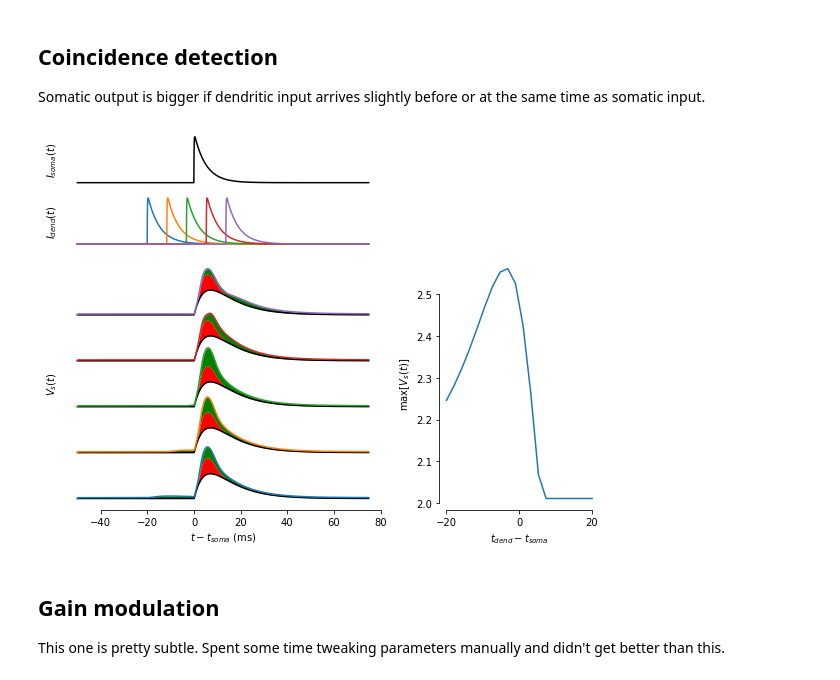
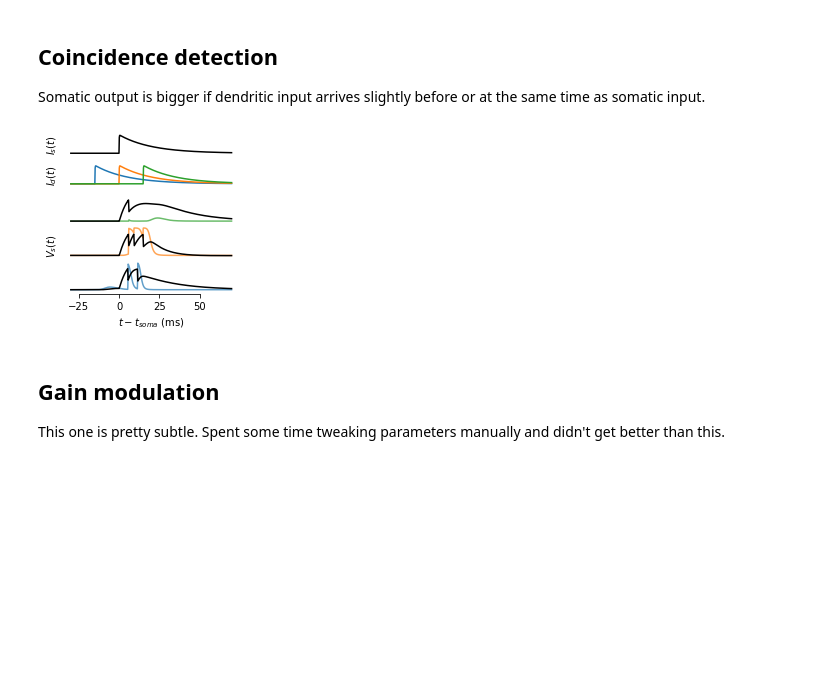
Before and after one commit to nauralcodinglab/linear-nonlinear-dendrites, a Jupyter notebook: emerson-scrap-notebooks/dendro_somatic_interactions.ipynb, the cells around one changed output. Cells and saved outputs as stored; diff of their text form; code cells hidden in the pictures; blank space fills up the shorter version.

```diff
--- a/emerson-scrap-notebooks/dendro_somatic_interactions.ipynb
+++ b/emerson-scrap-notebooks/dendro_somatic_interactions.ipynb
@@ -14,7 +14,7 @@ from ezephys import pltools
 # %% [markdown]
 Configure global variables.
 # %%
-TIMESTEP_WIDTH = 0.05
+TIMESTEP_WIDTH = 0.1
 # %% [markdown]
 Simulation code for the model.
 # %%
@@ -188,7 +188,7 @@ class TwoCompartmentNeuron:
             recorder = TwoCompartmentNeuronStateRecord(len(somatic_input), dt)
 
             # Run the simulation.
-            for t_next in trange(1, len(somatic_input) + 1):
+            for t_next in trange(1, len(somatic_input) + 1, leave=False):
                 # Record current state.
                 recorder._record(self.__state)
 
@@ -335,76 +370,68 @@ plt.tight_layout()
 ## Coincidence detection
 
 Somatic output is bigger if dendritic input arrives slightly before or at the same time as somatic input.
+# %%
+synaptic_kernel = st.BiexponentialSynapticKernel(1, 0.1, 20., duration=25., dt=TIMESTEP_WIDTH)
+
+def delayed_pulse(delay: float, total_duration: float = 125.) -> st.ConvolvedStimulus:
+    """Create ConvolvedStimulus containing a synaptic pulse with a delayed start."""
+    pulse_time = np.zeros(int(total_duration / TIMESTEP_WIDTH - 0.5))
+    pulse_time[int(delay / TIMESTEP_WIDTH - 0.5)] = 1.
+    pulse = st.ConvolvedStimulus(0, synaptic_kernel)
+    pulse.generate(pulse_time, TIMESTEP_WIDTH)
+    return pulse
+# %%
+plt.rc('svg', fonttype='none')
 # %%
-somatic_pulse_time = 50.
-somatic_input = delayed_pulse(somatic_pulse_time)
+somatic_pulse_time = 30.
+somatic_input = delayed_pulse(somatic_pulse_time, 100.)
 
-fig_grid = gs.GridSpec(3, 2, height_ratios=[0.2, 0.2, 1], width_ratios=[1, 0.5])
+fig_grid = gs.GridSpec(3, 1, height_ratios=[0.2, 0.2, 1])
 
-plt.figure(figsize=(8, 6))
+plt.figure(figsize=(3, 3))
 plt.subplot(fig_grid[0, 0])
 somatic_input.plot(color='k', label='Somatic input')
 pltools.hide_border()
-plt.ylabel('$I_{soma}(t)$')
+plt.ylabel('$I_s(t)$')
 plt.xlabel('')
 
 input_ax = plt.subplot(fig_grid[1, 0])
 pltools.hide_border()
 
 output_ax = plt.subplot(fig_grid[2, 0])
 output_ax.set_ylabel('$V_s(t)$')
 
 max_responses = []
-for i, delay in enumerate(np.linspace(30, 70, 20)):
-    dend_pulse = delayed_pulse(delay)
-    if i%4 == 0:
-        dend_pulse.plot(ax=input_ax)
+for i, delay in tqdm(enumerate(np.linspace(15, 45, 3))):
+    dend_pulse = delayed_pulse(delay, 100.)
+    dend_pulse.plot(ax=input_ax)
 
-    response = model(4 * somatic_input.command.flatten(), 6 * dend_pulse.command.flatten())
-    max_responses.append((delay - somatic_pulse_time, response['Vs_tot'].max()))
-    if i % 4 == 0:
-        output_ax.fill_between(
-            response.time - somatic_pulse_time,
-            i/4 * 2. + response['Vs_linear'] + response['Vs_Na'],
-            i/4 * 2. + response['Vs_tot'],
-            color=colors['Vd_tot'],
-            lw=0.,
-        )
-        output_ax.fill_between(
-            response.time - somatic_pulse_time,
-            i/4 * 2. + response['Vs_linear'],
-            i/4 * 2. + response['Vs_linear'] + response['Vs_Na'],
-            color=colors['Vs_Na'],
-            lw=0.,
-        )
-        output_ax.plot(
-            response.time - somatic_pulse_time,
-            i/4 * 2. + response['Vs_linear'],
-            'k-'
-        )
-        output_ax.plot(
-            response.time - somatic_pulse_time,
-            i/4 * 2. + response['Vs_tot'],
-            '-'
-        )
+    response = model(4 * somatic_input.command.flatten(), 3 * dend_pulse.command.flatten())
+    output_ax.plot(
+        response.time - somatic_pulse_time,
+        i * 2.5 + response['Vd_tot'],
+        '-',
+        alpha=0.7
+    )
+    output_ax.plot(
+        response.time - somatic_pulse_time,
+        i * 2.5 + response['Vs_linear'],
+        'k-'
+    )
+
+
 
 # Set axis labels for traces.
 input_ax.set_xlabel('')
-input_ax.set_ylabel('$I_{dend}(t)$')
+input_ax.set_ylabel('$I_d(t)$')
 output_ax.set_xlabel('$t - t_{soma}$ (ms)')
 pltools.hide_border('trl', trim=True, ax=output_ax)
 
-max_responses = np.array(max_responses)
+plt.tight_layout()
 
-plt.subplot(fig_grid[2, 1])
-plt.plot(max_responses[:, 0], max_responses[:, 1])
-plt.xlabel('$t_{dend} - t_{soma}$')
-plt.ylabel('$\\mathrm{max}[V_s(t)]$')
-pltools.hide_border('tr', trim=True)
-
-plt.tight_layout()
+plt.savefig('/Users/efharkin/Desktop/coincidence.svg')
 # %% [output]
-[figure, old version]
+[figure, new version]
 # %% [markdown]
 ## Gain modulation
 
```
Also changed, not shown: parts of 12 cells of this notebook.
